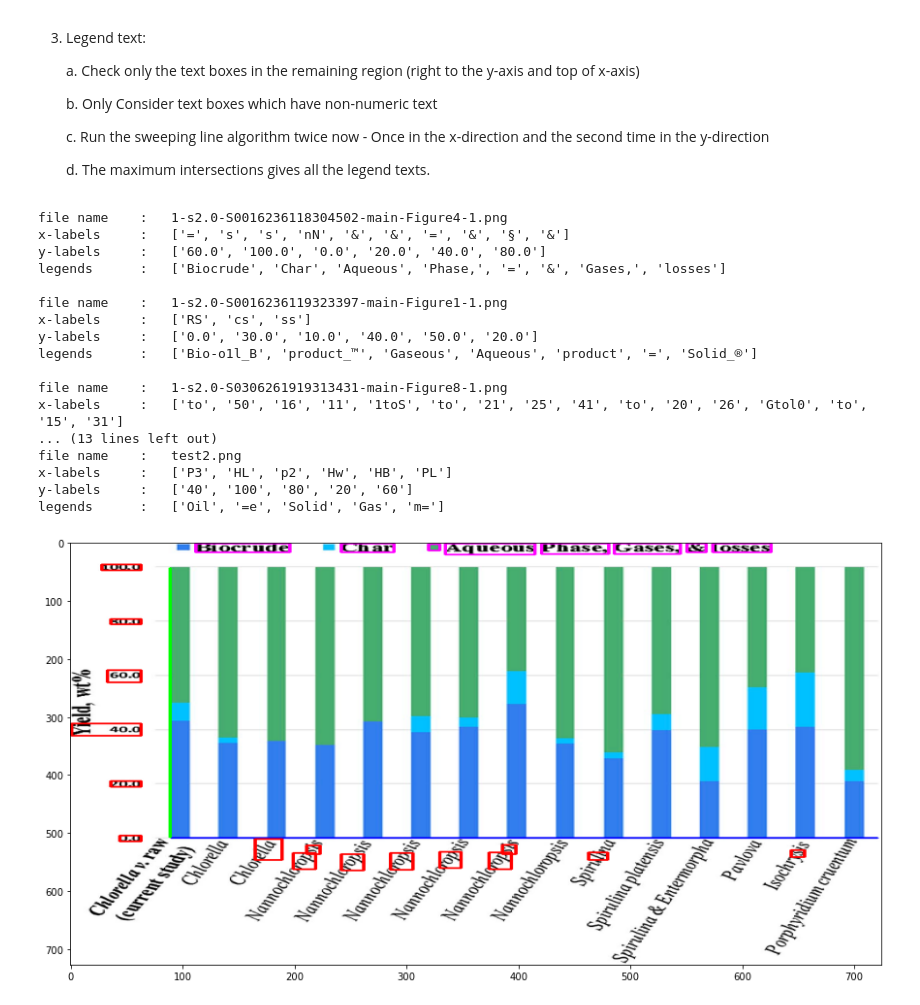
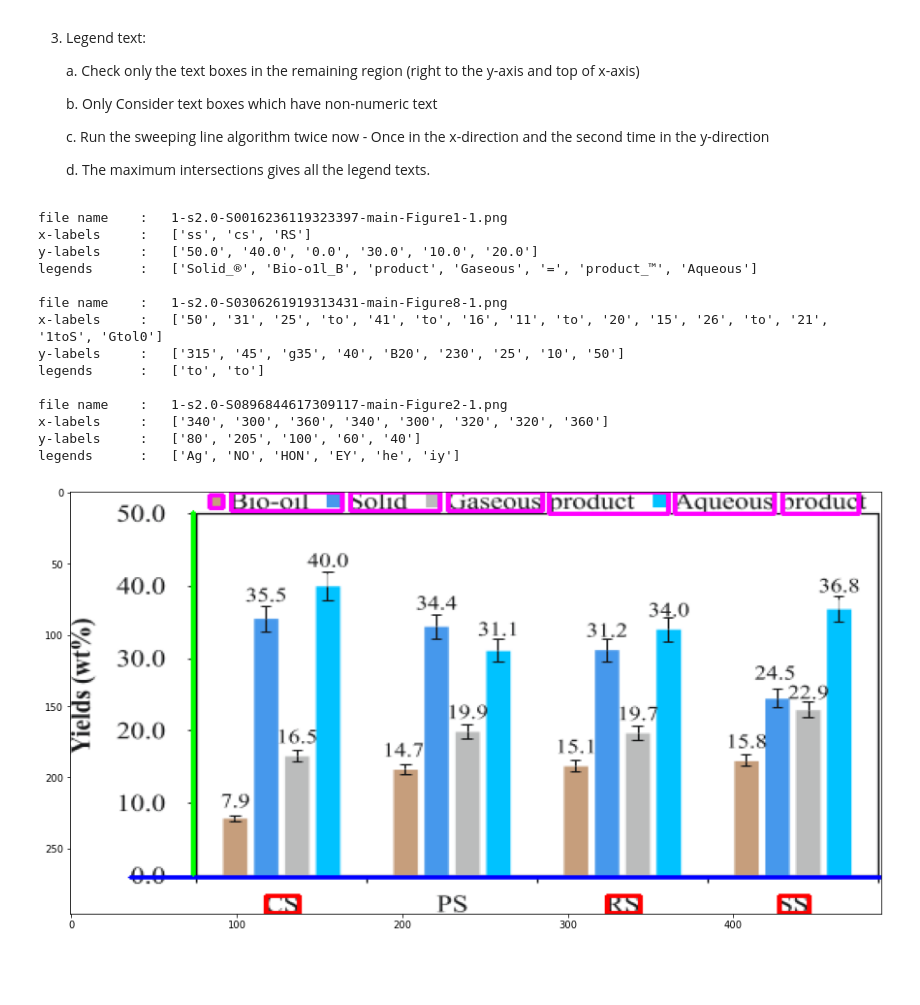
Before and after one commit to Cvrane/ChartReader, a Jupyter notebook: LabelDetection.ipynb, the cells around one changed output. Saved outputs shown, nothing was run; the diff lists cells and outputs as text; code cells hidden in the pictures; blank space fills up the shorter version.

```diff
--- a/LabelDetection.ipynb
+++ b/LabelDetection.ipynb
@@ -12,7 +13,7 @@ from matplotlib import rcParams
 from pytesseract import Output
 # %%
 # Directory of images to run the code on
-img_dir = 'test'
+img_dir = 'test/sample'
 
 # Directory to save the output images
 save_dir = 'out'
@@ -94,13 +95,6 @@ def getTextFromImage(filepath, xaxis, yaxis):
 
     image = cv2.imread(filepath)
     height, width, channels = image.shape
-
-    (x1, y1, x2, y2) = xaxis
-    (x11, y11, x22, y22) = yaxis
-
-    # ...picking only a part is giving worse results!
-    # crop_img = image[:, :x11].copy()
-    # plt.imshow(crop_img)
 
     d = pytesseract.image_to_data(image, config = "-l eng --oem 1 --psm 11", output_type = Output.DICT)
     n_boxes = len(d['text'])
@@ -201,7 +195,7 @@ def getProbableLabels(image, image_text, xaxis, yaxis):
     y_labels = []
     for text, (textx, texty, w, h) in maxList:
         y_labels.append(text)
-        cv2.rectangle(image, (textx, texty), (textx + w, texty + h), (255, 0, 0), 2)
+        #cv2.rectangle(image, (textx, texty), (textx + w, texty + h), (255, 0, 0), 2)
 
     # Get the x-labels by finding the maximum
     # intersections with the sweeping line
@@ -277,7 +271,7 @@ def lineIntersectsRectY(candy, rect):
         return False
 # %%
 for path in Path(img_dir).iterdir():
-    if path.name.endswith('.png') or path.name.endswith('.jpg'):
+    if path.name.endswith('.png') or path.name.endswith('.jpg') or path.name.endswith('.jpeg'):
 
         filepath = img_dir + "/" + path.name
         image = cv2.imread(filepath)
@@ -285,45 +279,42 @@ for path in Path(img_dir).iterdir():
 
         if xaxis is None or yaxis is None:
             continue
 
         for line in [xaxis]:
             for (x1, y1, x2, y2) in line:
                 cv2.line(image, (x1, y1), (x2, y2),  (0, 0, 255), 2)
                 xaxis = (x1, y1, x2, y2)
 
         for line in [yaxis]:
             for (x1, y1, x2, y2) in line:
                 cv2.line(image, (x1, y1), (x2, y2), (0, 255, 0), 2)
                 yaxis = (x1, y1, x2, y2)
 
         image_text = getTextFromImage(filepath, xaxis, yaxis)
         image, x_labels, y_labels, legends = getProbableLabels(image, image_text, xaxis, yaxis)
 
         print("file name    :  ", path.name)
         print("x-labels     :  ", x_labels)
         print("y-labels     :  ", y_labels)
         print("legends      :  ", legends, end = "\n\n")
 
         rcParams['figure.figsize'] = 15, 8
 
         fig, ax = plt.subplots(1, 1)
         ax.imshow(image, aspect = 'auto')
 # %% [output]
-file name    :   1-s2.0-S0016236118304502-main-Figure4-1.png
-x-labels     :   ['=', 's', 's', 'nN', '&', '&', '=', '&', '§', '&']
-y-labels     :   ['60.0', '100.0', '0.0', '20.0', '40.0', '80.0']
-legends      :   ['Biocrude', 'Char', 'Aqueous', 'Phase,', '=', '&', 'Gases,', 'losses']
-
 file name    :   1-s2.0-S0016236119323397-main-Figure1-1.png
-x-labels     :   ['RS', 'cs', 'ss']
-y-labels     :   ['0.0', '30.0', '10.0', '40.0', '50.0', '20.0']
-legends      :   ['Bio-o1l_B', 'product_™', 'Gaseous', 'Aqueous', 'product', '=', 'Solid_®']
+x-labels     :   ['ss', 'cs', 'RS']
+y-labels     :   ['50.0', '40.0', '0.0', '30.0', '10.0', '20.0']
+legends      :   ['Solid_®', 'Bio-o1l_B', 'product', 'Gaseous', '=', 'product_™', 'Aqueous']
 
 file name    :   1-s2.0-S0306261919313431-main-Figure8-1.png
-x-labels     :   ['to', '50', '16', '11', '1toS', 'to', '21', '25', '41', 'to', '20', '26', 'Gtol0', 'to', '15', '31']
-... (13 lines left out)
-file name    :   test2.png
-x-labels     :   ['P3', 'HL', 'p2', 'Hw', 'HB', 'PL']
-y-labels     :   ['40', '100', '80', '20', '60']
-legends      :   ['Oil', '=e', 'Solid', 'Gas', 'm=']
+x-labels     :   ['50', '31', '25', 'to', '41', 'to', '16', '11', 'to', '20', '15', '26', 'to', '21', '1toS', 'Gtol0']
+y-labels     :   ['315', '45', 'g35', '40', 'B20', '230', '25', '10', '50']
+legends      :   ['to', 'to']
+
+file name    :   1-s2.0-S0896844617309117-main-Figure2-1.png
+x-labels     :   ['340', '300', '360', '340', '300', '320', '320', '360']
+y-labels     :   ['80', '205', '100', '60', '40']
+legends      :   ['Ag', 'NO', 'HON', 'EY', 'he', 'iy']
-[figure, old version]
+[figure, new version]
```
Also changed, not shown: parts of 6 cells of this notebook.
